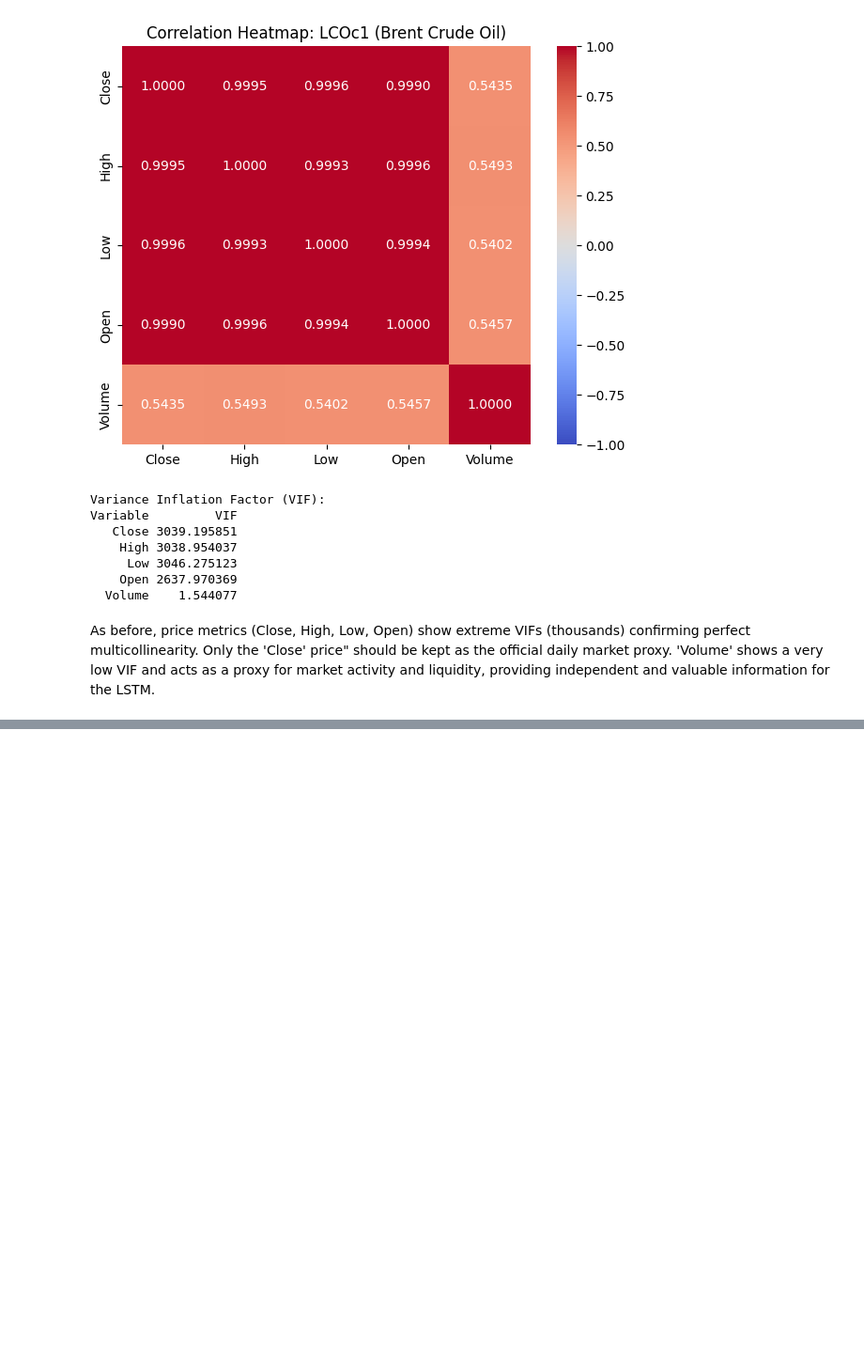
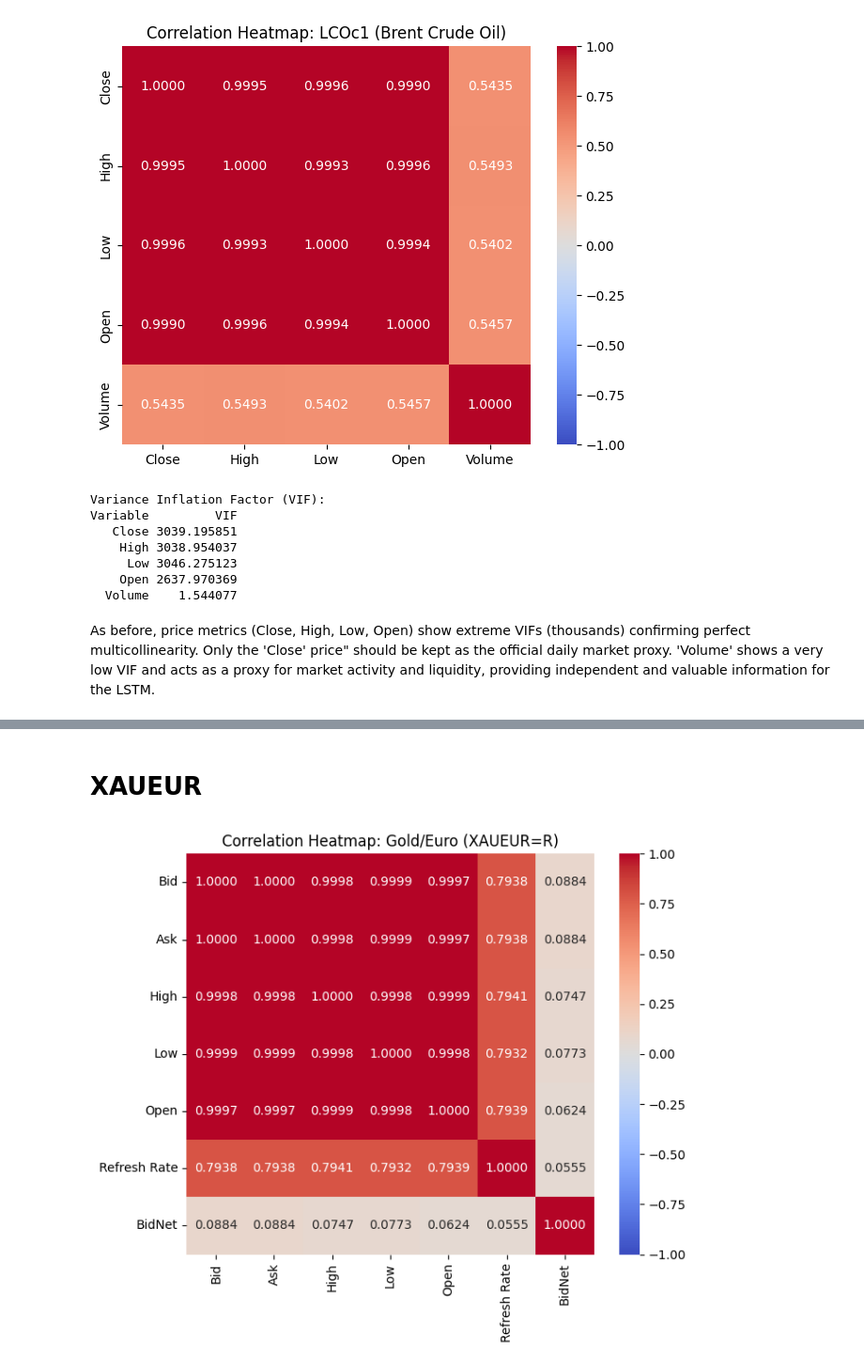
Before and after one commit to dvdbaggio/Mixed-Frequency-Forecasting, a Jupyter notebook: macro_features_correlation.ipynb, the cells around one changed output, grey strips where cells are left out. Shown at 94% size. Drawn from its saved outputs; the diff is of its cells as text; code cells hidden in the pictures; blank space fills up the shorter version.

```diff
--- a/macro_features_correlation.ipynb
+++ b/macro_features_correlation.ipynb
@@ -353,0 +431,24 @@ plt.show()
+# %% [markdown]
+# XAUEUR
+# %%
+df_gold = pd.read_excel('./Dataset/Macro/XAUEUR=R.xlsx')
+
+df_gold = df_gold.rename(columns={'Exchange Date': 'Date'})
+df_gold['Date'] = pd.to_datetime(df_gold['Date'], errors='coerce')
+
+
+analysis_columns = ['Bid', 'Ask', 'High', 'Low', 'Open', 'Refresh Rate', 'BidNet']
+df_plot = df_gold.dropna(subset=['Bid', 'Ask', 'High', 'Low', 'Open']).sort_values('Date')
+
+df_numeric = df_plot[analysis_columns].apply(pd.to_numeric, errors='coerce').dropna()
+# %%
+correlation_matrix = df_numeric.corr()
+
+plt.figure(figsize=(7, 6))
+sns.heatmap(correlation_matrix, annot=True, cmap='coolwarm', fmt=".4f", vmin=-1, vmax=1)
+plt.title("Correlation Heatmap: Gold/Euro (XAUEUR=R)")
+plt.tight_layout()
+plt.savefig('./Correlations/XAUEUR.png')
+plt.show()
+# %% [output]
+[figure, added]
```
Also changed, not shown: parts of 10 cells of this notebook, 9 other files.
